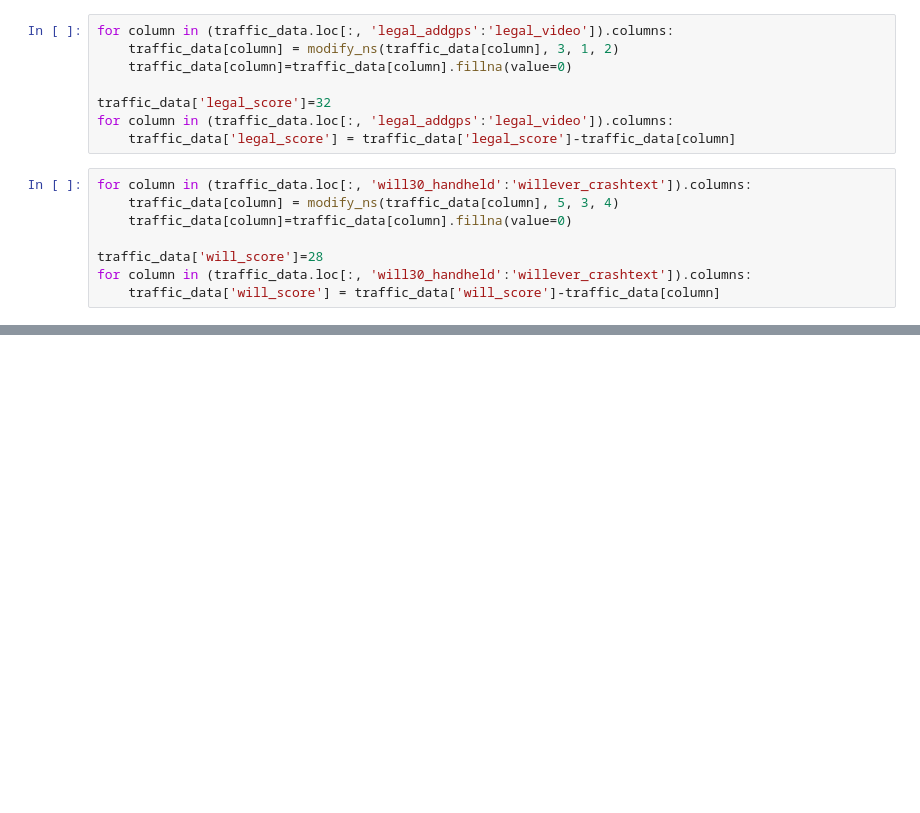
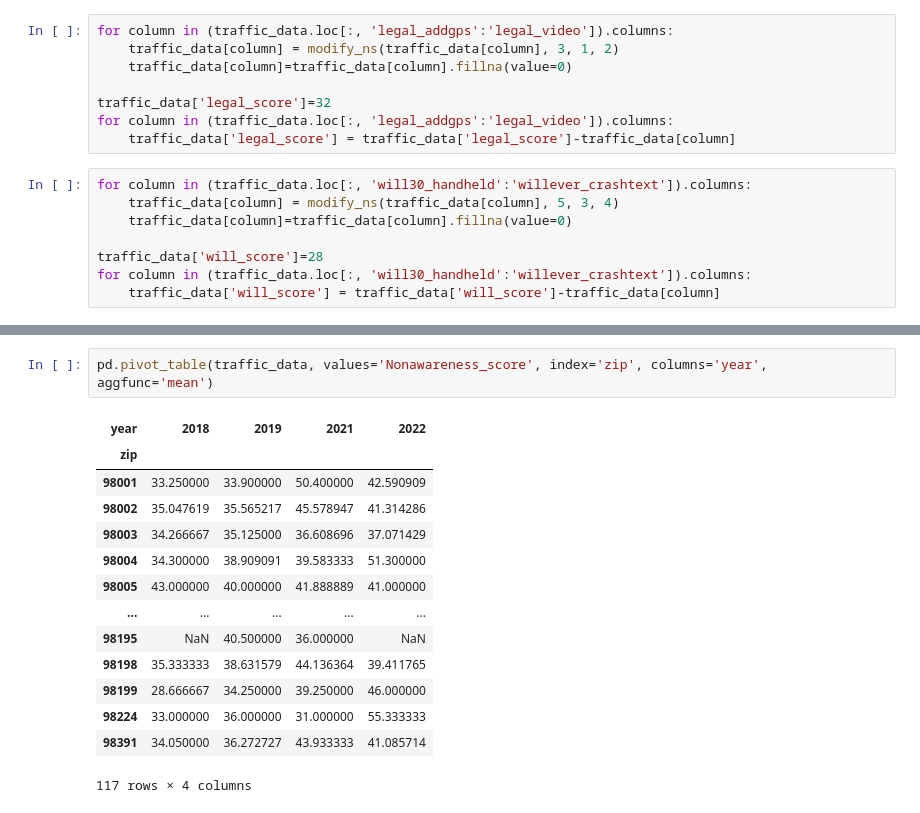
Before and after one commit to shantanuparabumd/INFO-CHALLENGE-23, a Jupyter notebook: Data Cleaning.ipynb, the cells around one changed output, grey strips where cells are left out. Saved outputs shown, nothing was run; the diff lists cells and outputs as text; blank space fills up the shorter version.

```diff
--- a/Data Cleaning.ipynb
+++ b/Data Cleaning.ipynb
@@ -205,0 +206,17 @@ traffic_data
+# %%
+pd.pivot_table(traffic_data, values='Nonawareness_score', index='zip', columns='year', aggfunc='mean')
+# %% [output]
+| year | 2018 | 2019 | 2021 | 2022 |
+| zip |  |  |  |  |
+| 98001 | 33.250000 | 33.900000 | 50.400000 | 42.590909 |
+| 98002 | 35.047619 | 35.565217 | 45.578947 | 41.314286 |
+| 98003 | 34.266667 | 35.125000 | 36.608696 | 37.071429 |
+| 98004 | 34.300000 | 38.909091 | 39.583333 | 51.300000 |
+| 98005 | 43.000000 | 40.000000 | 41.888889 | 41.000000 |
+| ... | ... | ... | ... | ... |
+| 98195 | NaN | 40.500000 | 36.000000 | NaN |
+| 98198 | 35.333333 | 38.631579 | 44.136364 | 39.411765 |
+| 98199 | 28.666667 | 34.250000 | 39.250000 | 46.000000 |
+| 98224 | 33.000000 | 36.000000 | 31.000000 | 55.333333 |
+| 98391 | 34.050000 | 36.272727 | 43.933333 | 41.085714 |
+117 rows × 4 columns
```
Also changed, not shown: parts of 5 cells of this notebook.
